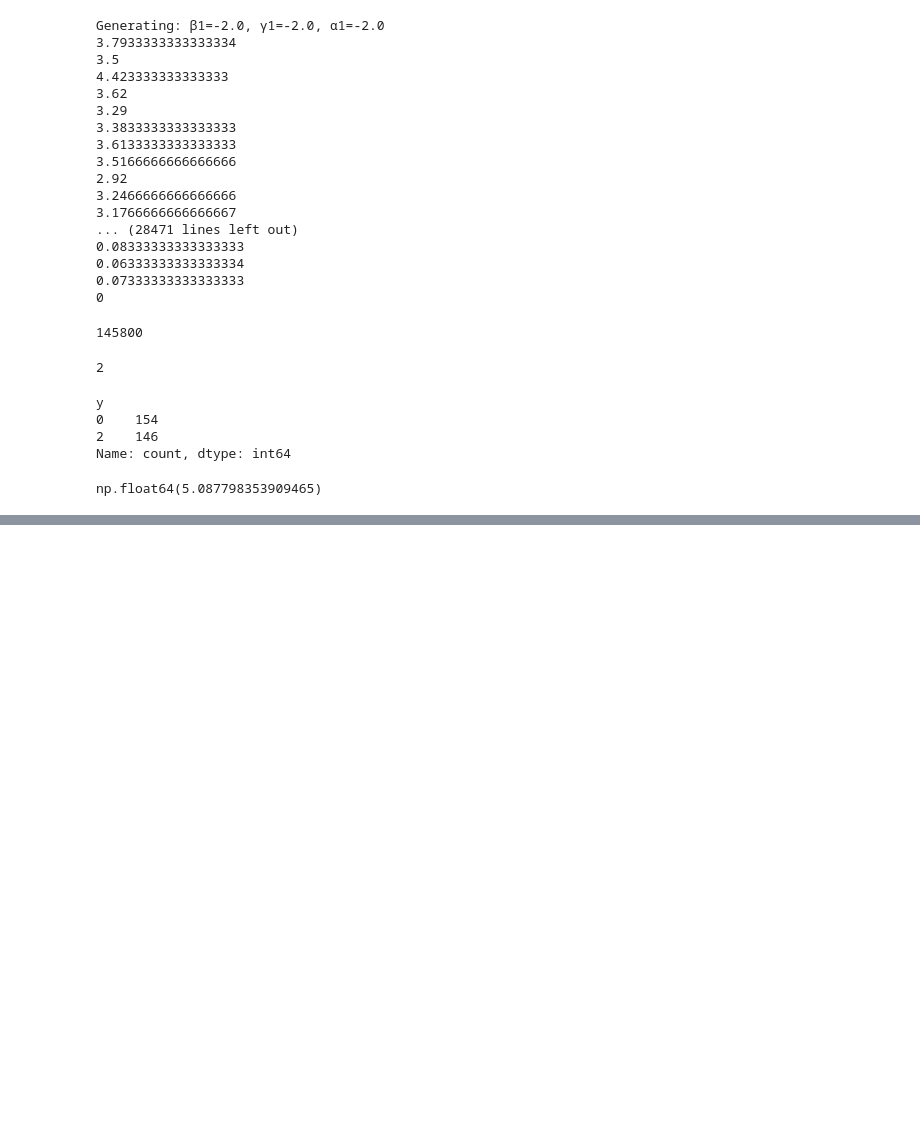
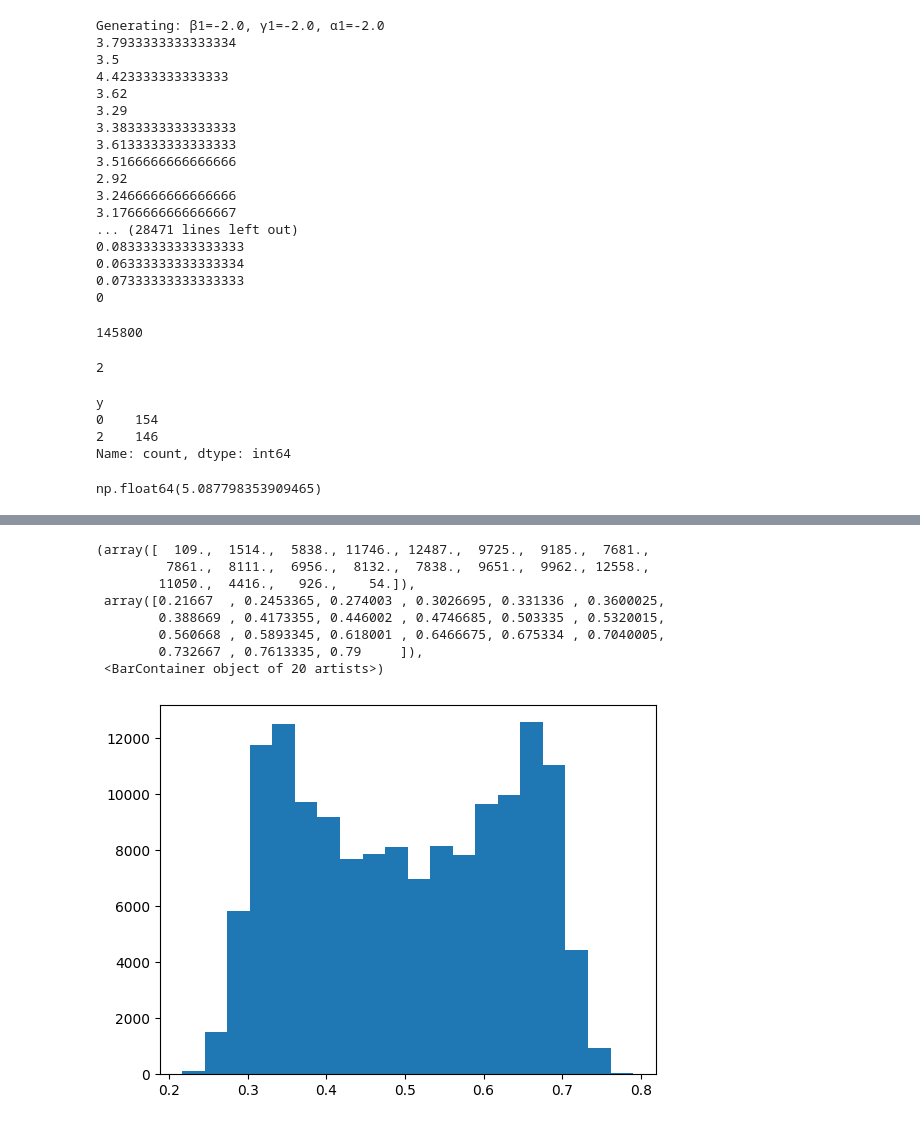
Before and after one commit to JPasindu/ResearchProjectMain, a Jupyter notebook: Final Simulation/data_simulation.ipynb, the cells around one changed output, grey strips where cells are left out. Saved outputs shown, nothing was run; the diff lists cells and outputs as text; code cells hidden in the pictures; blank space fills up the shorter version.

Commit message:
simulating data 1

```diff
--- a/Final Simulation/data_simulation.ipynb
+++ b/Final Simulation/data_simulation.ipynb
@@ -92,7 +46,7 @@ with open('simulation_dataset_01.pkl', 'wb') as f:
 # %%
 # Load later
 with open('simulation_dataset.pkl', 'rb') as f:
-    dfs = pickle.load(f)
+    data = pickle.load(f)
 # %%
 len(data)
 # %% [output]
@@ -146,9 +92,15 @@ for i in data:
             for alpha in np.linspace(-2, 2, 9):
                 if (i['params']['beta1']==beata) and (i['params']['gamma1']==gamma) and (i['params']['alpha1']==alpha):
                     df=i['data']
-                    if len(df['y'].value_counts())>5:
-                        abg.append({
+                    p_0 = round(df['y'].value_counts().get(0, 0) / len(df), 5)
+                    p_k = round(df['y'].value_counts().get(k, 0) / len(df), 5)
+                    p_p = max(1 - p_0 - p_k, 0)
+                    abg.append({
                             'beta1':beata,
                             'gamma1':gamma,
-                            'alpha1':alpha
-                        })
+                            'alpha1':alpha,
+                            'n_unique': len(df['y'].value_counts()),
+                            'p_0': p_0,
+                            'p_k': p_k,
+                            'p_p': p_p
+                    })
@@ -159,3 +107,5 @@ len(abg)/len(l)*100
+# %%
+abg_df = pd.DataFrame(abg)
 # %%
 pd.DataFrame(abg).duplicated().sum()
 # %% [output]
@@ -163,4 +113,2 @@ np.int64(39917)
-# %%
-abg_df=pd.DataFrame(abg).drop_duplicates()
 # %%
 abg_df.to_csv('parameter_combinations_with_gt5_classes.csv', index=False)
@@ -166,0 +127,12 @@ abg_df.to_csv('parameter_combinations_with_gt5_classes.csv', index=False)
+# %%
+plt.hist(abg_df['p_0'], bins=20)
+# %% [output]
+(array([  109.,  1514.,  5838., 11746., 12487.,  9725.,  9185.,  7681.,
+         7861.,  8111.,  6956.,  8132.,  7838.,  9651.,  9962., 12558.,
+        11050.,  4416.,   926.,    54.]),
+ array([0.21667  , 0.2453365, 0.274003 , 0.3026695, 0.331336 , 0.3600025,
+        0.388669 , 0.4173355, 0.446002 , 0.4746685, 0.503335 , 0.5320015,
+        0.560668 , 0.5893345, 0.618001 , 0.6466675, 0.675334 , 0.7040005,
+        0.732667 , 0.7613335, 0.79     ]),
+ <BarContainer object of 20 artists>)
+[figure, added]
```
Also changed, not shown: parts of 12 cells of this notebook, 5 other files.
